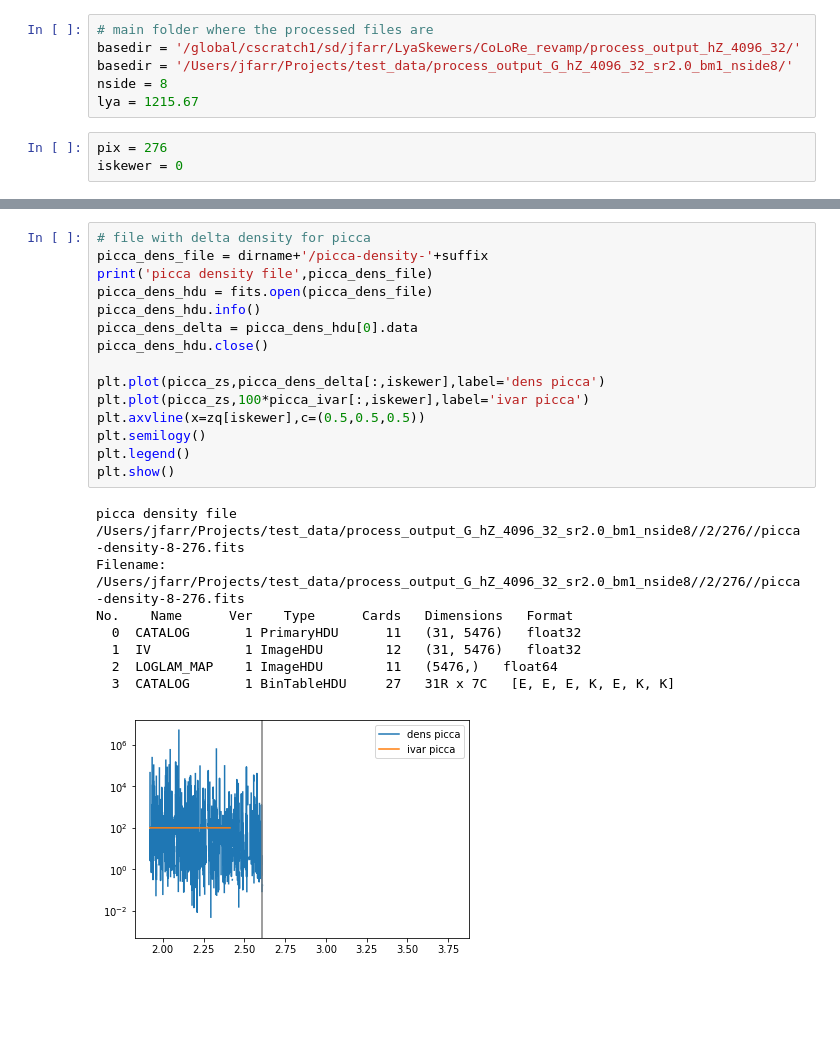
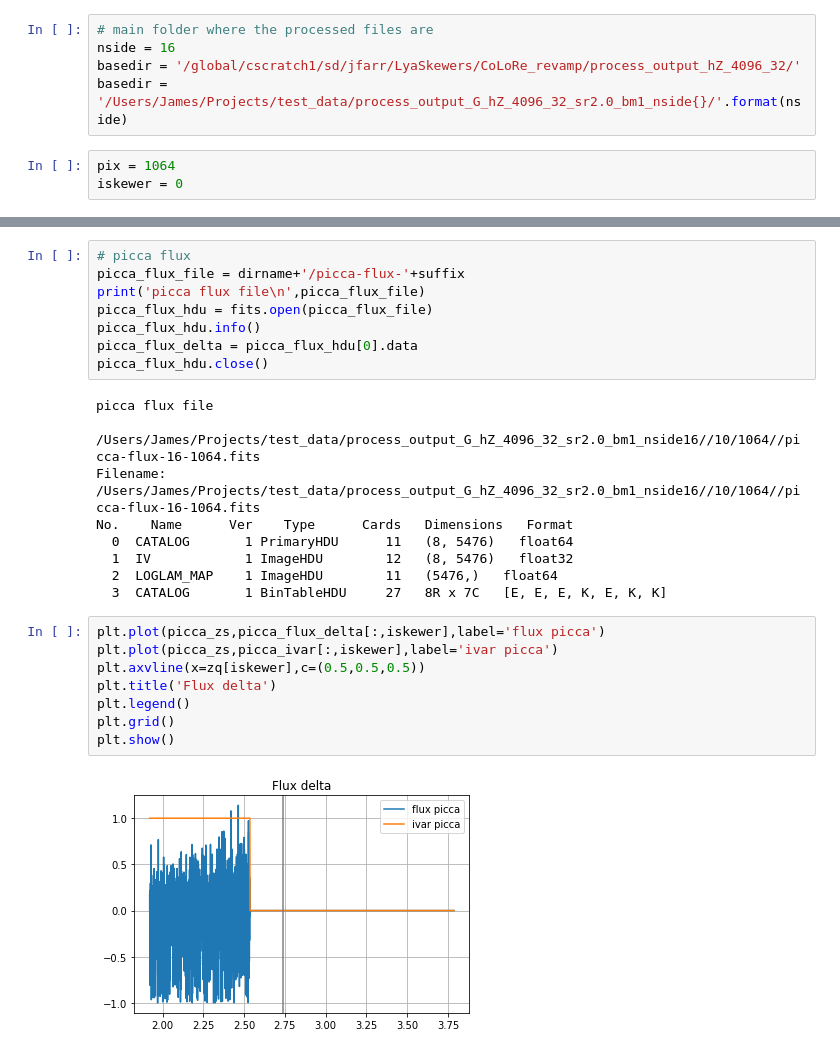
Before and after one commit to igmhub/LyaCoLoRe, a Jupyter notebook: example_scripts/plot_processed_files.ipynb, the cells around one changed output, grey strips where cells are left out. Cells and saved outputs as stored; diff of their text form; blank space fills up the shorter version.

```diff
--- a/example_scripts/plot_processed_files.ipynb
+++ b/example_scripts/plot_processed_files.ipynb
@@ -6,11 +7,10 @@ import sys
 # %%
 # main folder where the processed files are
+nside = 16
 basedir = '/global/cscratch1/sd/jfarr/LyaSkewers/CoLoRe_revamp/process_output_hZ_4096_32/'
-basedir = '/Users/jfarr/Projects/test_data/process_output_G_hZ_4096_32_sr2.0_bm1_nside8/'
-nside = 8
-lya = 1215.67
+basedir = '/Users/James/Projects/test_data/process_output_G_hZ_4096_32_sr2.0_bm1_nside{}/'.format(nside)
 # %%
-pix = 276
+pix = 1064
 iskewer = 0
 # %%
 pix_100 = int(pix/100)
@@ -122,24 +196,27 @@ No.    Name      Ver    Type      Cards   Dimensions   Format
+# %%
+# picca flux
+picca_flux_file = dirname+'/picca-flux-'+suffix
+print('picca flux file\n',picca_flux_file)
+picca_flux_hdu = fits.open(picca_flux_file)
+picca_flux_hdu.info()
+picca_flux_delta = picca_flux_hdu[0].data
+picca_flux_hdu.close()
+# %% [output]
+picca flux file
+ /Users/James/Projects/test_data/process_output_G_hZ_4096_32_sr2.0_bm1_nside16//10/1064//picca-flux-16-1064.fits
+Filename: /Users/James/Projects/test_data/process_output_G_hZ_4096_32_sr2.0_bm1_nside16//10/1064//picca-flux-16-1064.fits
+No.    Name      Ver    Type      Cards   Dimensions   Format
+  0  CATALOG       1 PrimaryHDU      11   (8, 5476)   float64
+  1  IV            1 ImageHDU        12   (8, 5476)   float32
+  2  LOGLAM_MAP    1 ImageHDU        11   (5476,)   float64
+  3  CATALOG       1 BinTableHDU     27   8R x 7C   [E, E, E, K, E, K, K]
 # %%
-# file with delta density for picca
-picca_dens_file = dirname+'/picca-density-'+suffix
-print('picca density file',picca_dens_file)
-picca_dens_hdu = fits.open(picca_dens_file)
-picca_dens_hdu.info()
-picca_dens_delta = picca_dens_hdu[0].data
-picca_dens_hdu.close()
-
-plt.plot(picca_zs,picca_dens_delta[:,iskewer],label='dens picca')
-plt.plot(picca_zs,100*picca_ivar[:,iskewer],label='ivar picca')
+plt.plot(picca_zs,picca_flux_delta[:,iskewer],label='flux picca')
+plt.plot(picca_zs,picca_ivar[:,iskewer],label='ivar picca')
 plt.axvline(x=zq[iskewer],c=(0.5,0.5,0.5))
-plt.semilogy()
+plt.title('Flux delta')
 plt.legend()
+plt.grid()
 plt.show()
 # %% [output]
-picca density file /Users/jfarr/Projects/test_data/process_output_G_hZ_4096_32_sr2.0_bm1_nside8//2/276//picca-density-8-276.fits
-Filename: /Users/jfarr/Projects/test_data/process_output_G_hZ_4096_32_sr2.0_bm1_nside8//2/276//picca-density-8-276.fits
-No.    Name      Ver    Type      Cards   Dimensions   Format
-  0  CATALOG       1 PrimaryHDU      11   (31, 5476)   float32
-  1  IV            1 ImageHDU        12   (31, 5476)   float32
-  2  LOGLAM_MAP    1 ImageHDU        11   (5476,)   float64
-  3  CATALOG       1 BinTableHDU     27   31R x 7C   [E, E, E, K, E, K, K]
-[figure, old version]
+[figure, new version]
```
Also changed, not shown: parts of 15 cells of this notebook, 2 other files.
